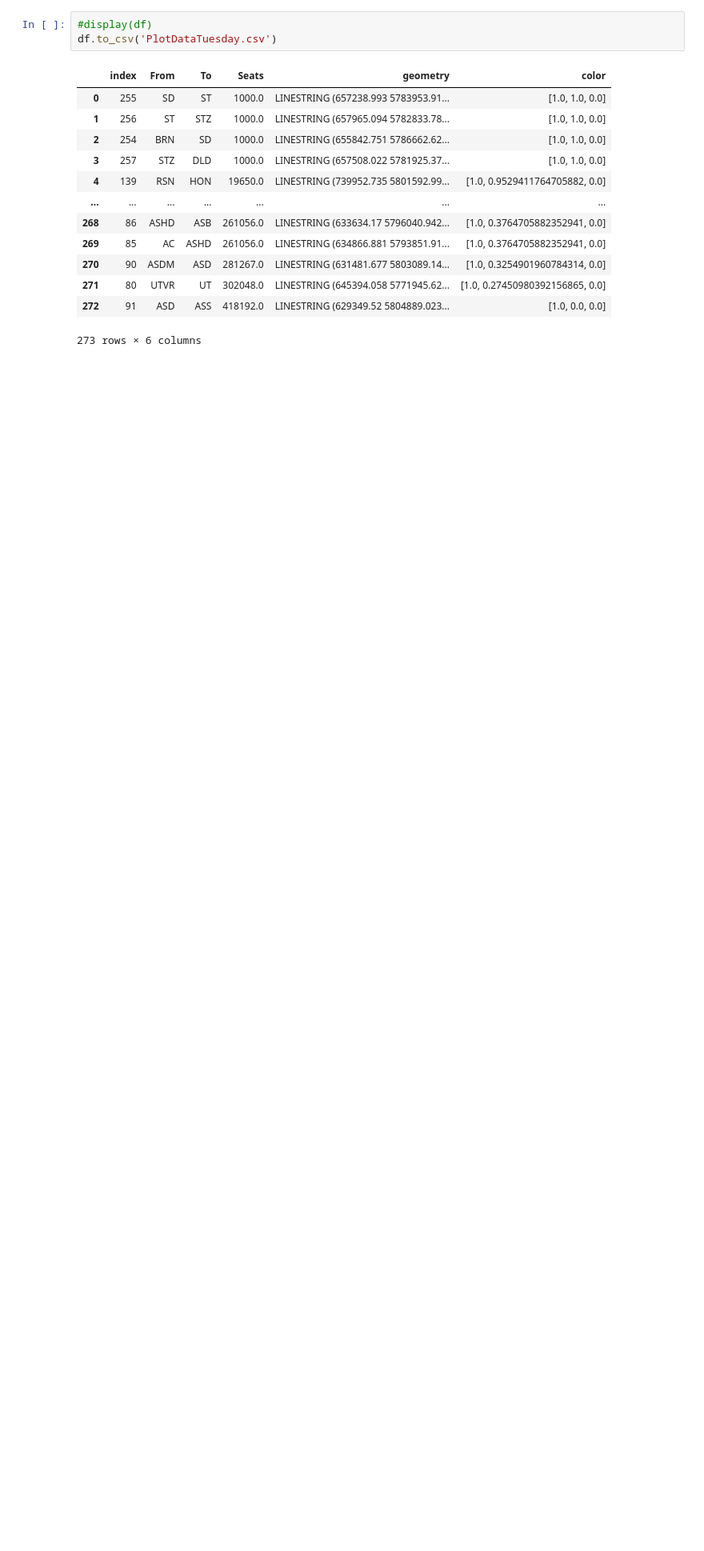
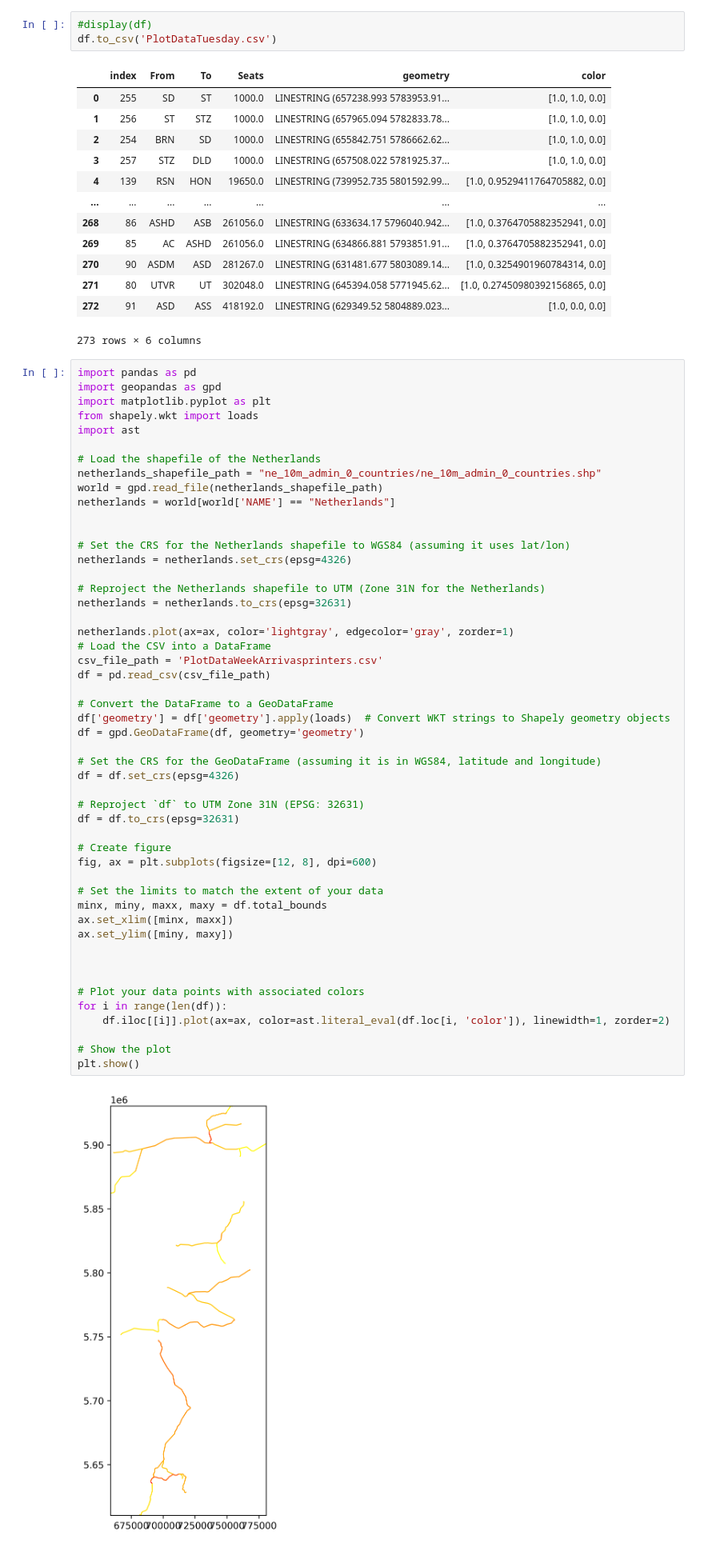
Before and after one commit to mathijsmarkus/python_group_assignment, a Jupyter notebook: Hoofd Notebook.ipynb, the cells around one changed output. Shown at 80% size. Cells and saved outputs as stored; diff of their text form; blank space fills up the shorter version.

```diff
--- a/Hoofd Notebook.ipynb
+++ b/Hoofd Notebook.ipynb
@@ -342,3 +342,55 @@ df.to_csv('PlotDataTuesday.csv')
 | 271 | 80 | UTVR | UT | 302048.0 | LINESTRING (645394.058 5771945.62... | [1.0, 0.27450980392156865, 0.0] |
 | 272 | 91 | ASD | ASS | 418192.0 | LINESTRING (629349.52 5804889.023... | [1.0, 0.0, 0.0] |
 273 rows × 6 columns
+# %%
+import pandas as pd
+import geopandas as gpd
+import matplotlib.pyplot as plt
+from shapely.wkt import loads
+import ast
+
+# Load the shapefile of the Netherlands
+netherlands_shapefile_path = "ne_10m_admin_0_countries/ne_10m_admin_0_countries.shp"
+world = gpd.read_file(netherlands_shapefile_path)
+netherlands = world[world['NAME'] == "Netherlands"]
+
+
+# Set the CRS for the Netherlands shapefile to WGS84 (assuming it uses lat/lon)
+netherlands = netherlands.set_crs(epsg=4326)
+
+# Reproject the Netherlands shapefile to UTM (Zone 31N for the Netherlands)
+netherlands = netherlands.to_crs(epsg=32631)
+
+netherlands.plot(ax=ax, color='lightgray', edgecolor='gray', zorder=1)
+# Load the CSV into a DataFrame
+csv_file_path = 'PlotDataWeekArrivasprinters.csv'
+df = pd.read_csv(csv_file_path)
+
+# Convert the DataFrame to a GeoDataFrame
+df['geometry'] = df['geometry'].apply(loads)  # Convert WKT strings to Shapely geometry objects
+df = gpd.GeoDataFrame(df, geometry='geometry')
+
+# Set the CRS for the GeoDataFrame (assuming it is in WGS84, latitude and longitude)
+df = df.set_crs(epsg=4326)
+
+# Reproject `df` to UTM Zone 31N (EPSG: 32631)
+df = df.to_crs(epsg=32631)
+
+# Create figure
+fig, ax = plt.subplots(figsize=[12, 8], dpi=600)
+
+# Set the limits to match the extent of your data
+minx, miny, maxx, maxy = df.total_bounds
+ax.set_xlim([minx, maxx])
+ax.set_ylim([miny, maxy])
+
+
+
+# Plot your data points with associated colors
+for i in range(len(df)):
+    df.iloc[[i]].plot(ax=ax, color=ast.literal_eval(df.loc[i, 'color']), linewidth=1, zorder=2)
+
+# Show the plot
+plt.show()
+# %% [output]
+[figure, added]
```
Also changed, not shown: parts of 1 cell of this notebook.
